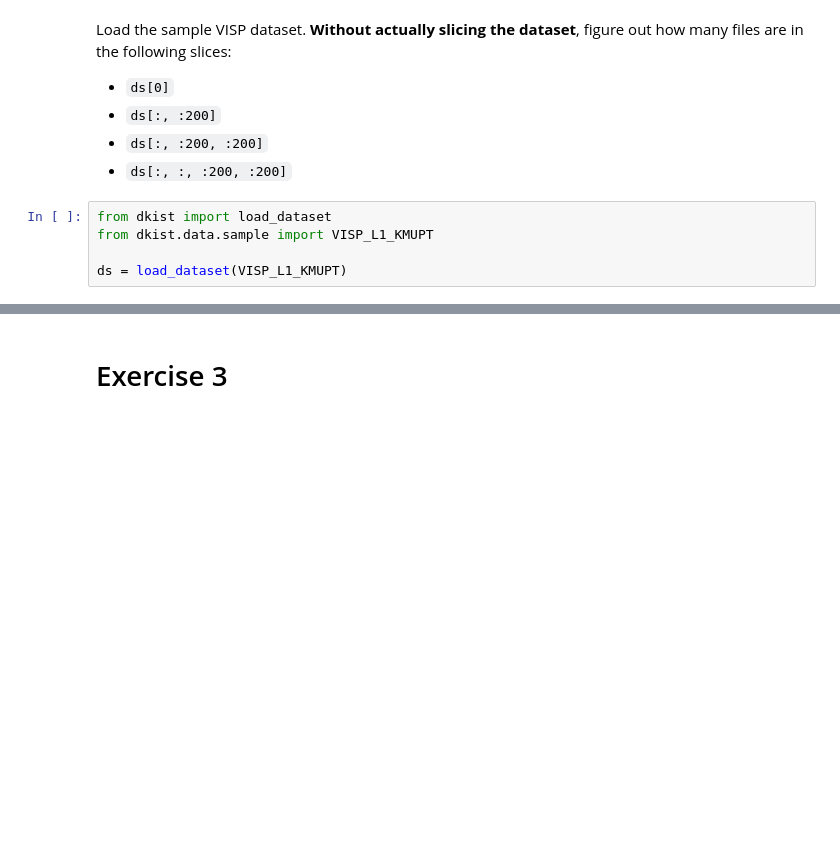
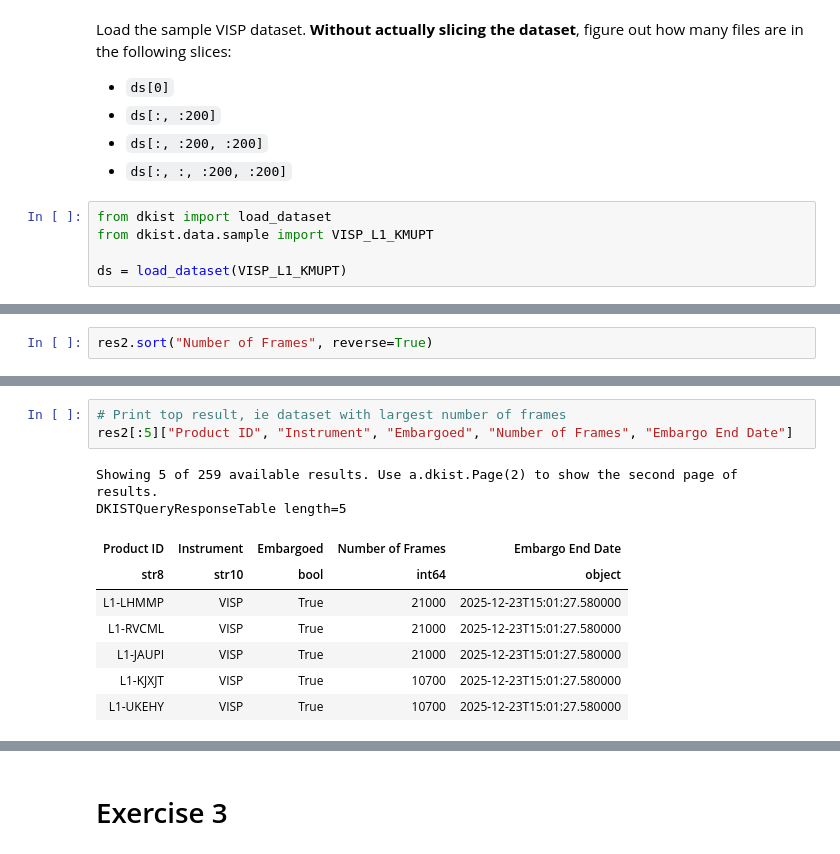
Before and after one commit to DKISTDC/Workshop-Exercises, a Jupyter notebook: exercises-day1.ipynb, the cells around one changed output, grey strips where cells are left out. Cells and saved outputs as stored; diff of their text form; blank space fills up the shorter version.

```diff
--- a/exercises-day1.ipynb
+++ b/exercises-day1.ipynb
@@ -53,0 +117,2 @@ ds[:, :, :200, :200].files
+# %%
+res2.sort("Number of Frames", reverse=True)
@@ -53,0 +124,13 @@ ds[:, :, :200, :200].files
+# %%
+# Print top result, ie dataset with largest number of frames
+res2[:5]["Product ID", "Instrument", "Embargoed", "Number of Frames", "Embargo End Date"]
+# %% [output]
+Showing 5 of 259 available results. Use a.dkist.Page(2) to show the second page of results.
+DKISTQueryResponseTable length=5
+| Product ID | Instrument | Embargoed | Number of Frames | Embargo End Date |
+| str8 | str10 | bool | int64 | object |
+| L1-LHMMP | VISP | True | 21000 | 2025-12-23T15:01:27.580000 |
+| L1-RVCML | VISP | True | 21000 | 2025-12-23T15:01:27.580000 |
+| L1-JAUPI | VISP | True | 21000 | 2025-12-23T15:01:27.580000 |
+| L1-KJXJT | VISP | True | 10700 | 2025-12-23T15:01:27.580000 |
+| L1-UKEHY | VISP | True | 10700 | 2025-12-23T15:01:27.580000 |
```
Also changed, not shown: parts of 24 cells of this notebook, 1 other file.
